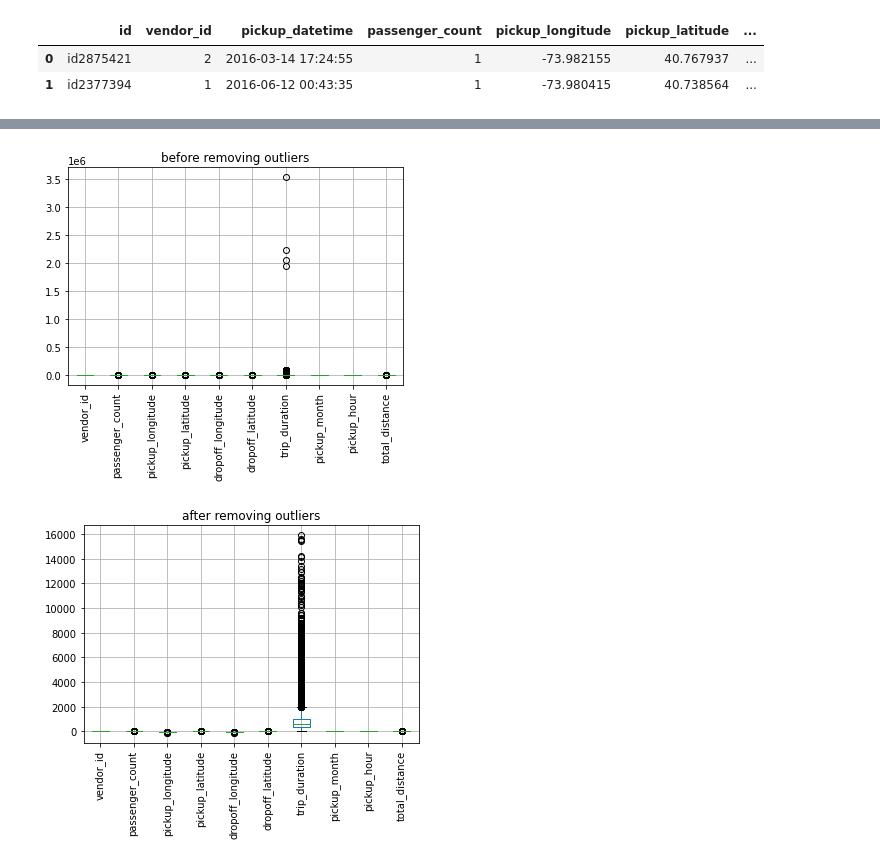
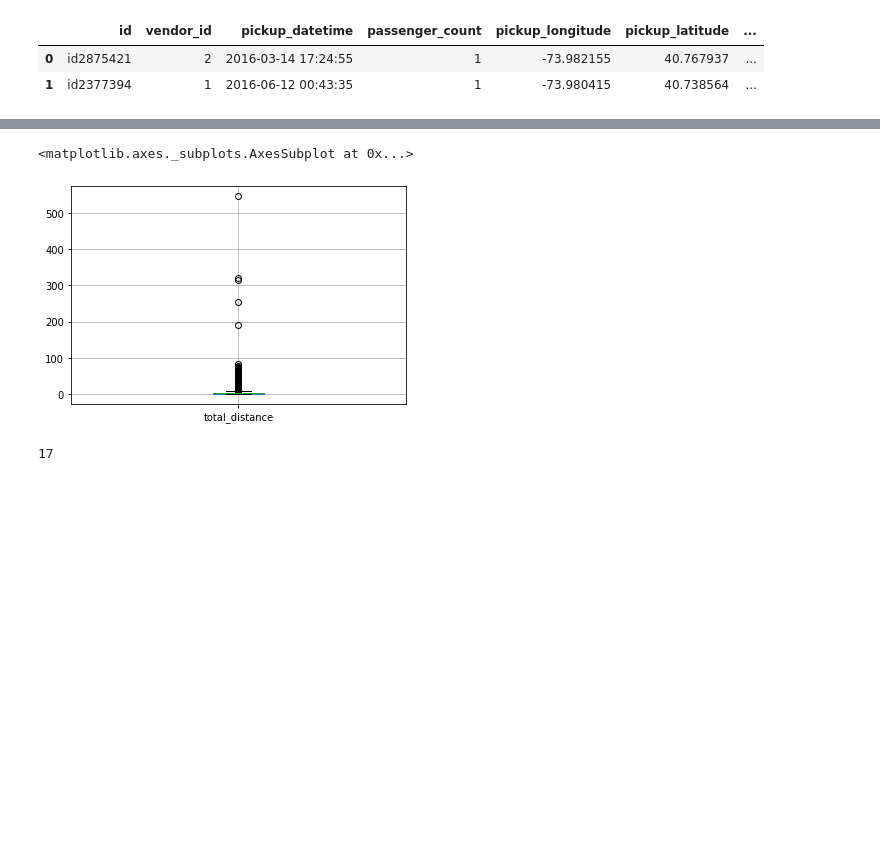
Before and after one commit to sauravkumar19/NYC_taxi_time_prediction, a Jupyter notebook: NYC_Taxi_Trip_Time_Prediction_Capstone_Project.ipynb, the cells around one changed output, grey strips where cells are left out. Saved outputs shown, nothing was run; the diff lists cells and outputs as text; code cells hidden in the pictures; blank space fills up the shorter version.

```diff
--- a/NYC_Taxi_Trip_Time_Prediction_Capstone_Project.ipynb
+++ b/NYC_Taxi_Trip_Time_Prediction_Capstone_Project.ipynb
@@ -316,0 +333,8 @@ taxi.drop(['pickup_datetime', "pickup_year",'pickup_date'],axis=1,inplace=True)
+# %%
+import math
+def convert_radian(arg):
+  ''' This function convert degree to radian
+  input is in degree
+  output is in radian'''
+
+  return arg*(math.pi/180)
@@ -329,9 +372,15 @@ taxi[taxi['total_distance'] > 6]
+# %%
+taxi.boxplot(column = 'total_distance')
+# %% [output]
+<matplotlib.axes._subplots.AxesSubplot at 0x...>
+[figure, added]
+# %%
+len(taxi[taxi['total_distance']>50])
+# %% [output]
+17
 # %%
-#outliers removal
-taxi=remove_outliers(taxi)
+#outliers removal of  total_distance
+taxi = taxi[taxi['total_distance']<50]
-# %% [output]
-[figure, removed]
-[figure, removed]
 # %%
 taxi.shape
 # %% [output]
```
Also changed, not shown: parts of 34 cells of this notebook.
